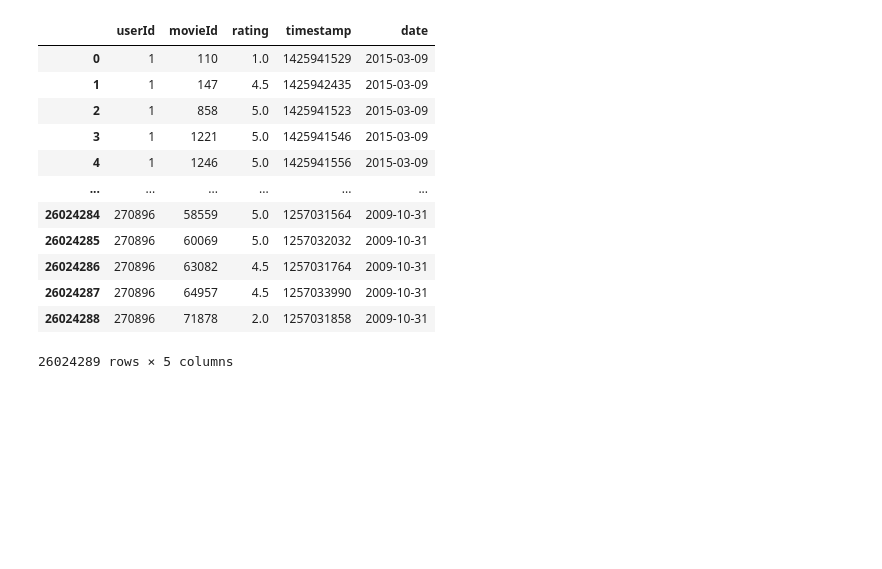
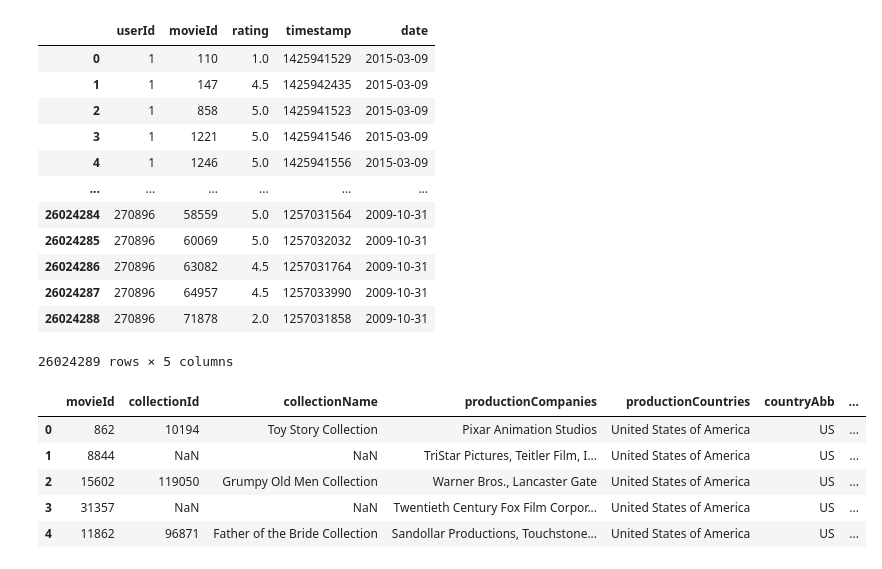
Before and after one commit to dany-roman/project_2, a Jupyter notebook: movielens_database_IM.ipynb, the cells around one changed output. Drawn from its saved outputs; the diff is of its cells as text; code cells hidden in the pictures; blank space fills up the shorter version.

Commit message:
added production company & country parsing

```diff
--- a/movielens_database_IM.ipynb
+++ b/movielens_database_IM.ipynb
@@ -129,3 +136,85 @@ ratings
 | 26024287 | 270896 | 64957 | 4.5 | 1257033990 | 2009-10-31 |
 | 26024288 | 270896 | 71878 | 2.0 | 1257031858 | 2009-10-31 |
 26024289 rows × 5 columns
+# %%
+# From the movie_meta df select and transform only columns
+# that include json format nestedentries
+
+movie_meta_transformed = []
+for i, row in movies_meta.iterrows():
+    #     print(f"Processing ---  Row {i}")
+
+    # Parsing collections data
+    coll_data = row['belongs_to_collection']
+    try :
+        coll_id   = json.loads(coll_data.replace("'",'"'))['id']
+        coll_name = json.loads(coll_data.replace("'",'"'))['name']
+        coll_poster = json.loads(coll_data.replace("'",'"'))['poster_path']
+    except :
+        coll_id=row['belongs_to_collection']
+        coll_name=row['belongs_to_collection']
+        coll_poster=row['belongs_to_collection']
+
+    # Parsing production companies
+    prod_comp_data = row['production_companies']
+
+    try :
+        prod_comp_name = []
+        prod_comp_name_str = ""
+        counter=0
+        for comp_name in json.loads(prod_comp_data.replace("'",'"')):
+            name=comp_name['name']
+            prod_comp_name.append(name)
+            if counter == 0:
+                prod_comp_name_str += f"{name}"
+                counter += 1
+            else :
+                prod_comp_name_str += f", {name}"
+    except:
+        prod_comp_name_str = row['production_companies']
+
+    # Parsing production countries
+    prod_count_data = row['production_countries']
+
+    try :
+        prod_count_name = []
+        prod_count_name_str = ""
+        counter=0
+        for count_name in json.loads(prod_count_data.replace("'",'"')):
+            name = count_name['name']
+            abb  = count_name['iso_3166_1']
+            prod_count_name.append(name)
+            if counter == 0:
+                prod_count_name_str += f"{name}"
+                counter += 1
+            else :
+                prod_count_name_str += f", {name}"
+    except :
+        prod_count_name_str = row['production_countries']
+        abb = ""
+
+    # Pull row data into dictionary
+    movies_dic={
+        "movieId":           row['id'],
+        "collectionId":      coll_id,
+        "collectionName":    coll_name,
+        'productionCompanies':
+                             prod_comp_name_str,
+        'productionCountries':
+                             prod_count_name_str,
+        'countryAbb':        abb,
+        # additionally parse out release year
+        'releaseYear':       str(row['release_date']).split('-')[0]
+    }
+
+    movie_meta_transformed.append(movies_dic)
+
+movie_meta_transformed = pd.DataFrame(movie_meta_transformed)
+movie_meta_transformed.head()
+# %% [output]
+|  | movieId | collectionId | collectionName | productionCompanies | productionCountries | countryAbb | ... |
+| 0 | 862 | 10194 | Toy Story Collection | Pixar Animation Studios | United States of America | US | ... |
+| 1 | 8844 | NaN | NaN | TriStar Pictures, Teitler Film, I... | United States of America | US | ... |
+| 2 | 15602 | 119050 | Grumpy Old Men Collection | Warner Bros., Lancaster Gate | United States of America | US | ... |
+| 3 | 31357 | NaN | NaN | Twentieth Century Fox Film Corpor... | United States of America | US | ... |
+| 4 | 11862 | 96871 | Father of the Bride Collection | Sandollar Productions, Touchstone... | United States of America | US | ... |
```
Also changed, not shown: parts of 7 cells of this notebook.
